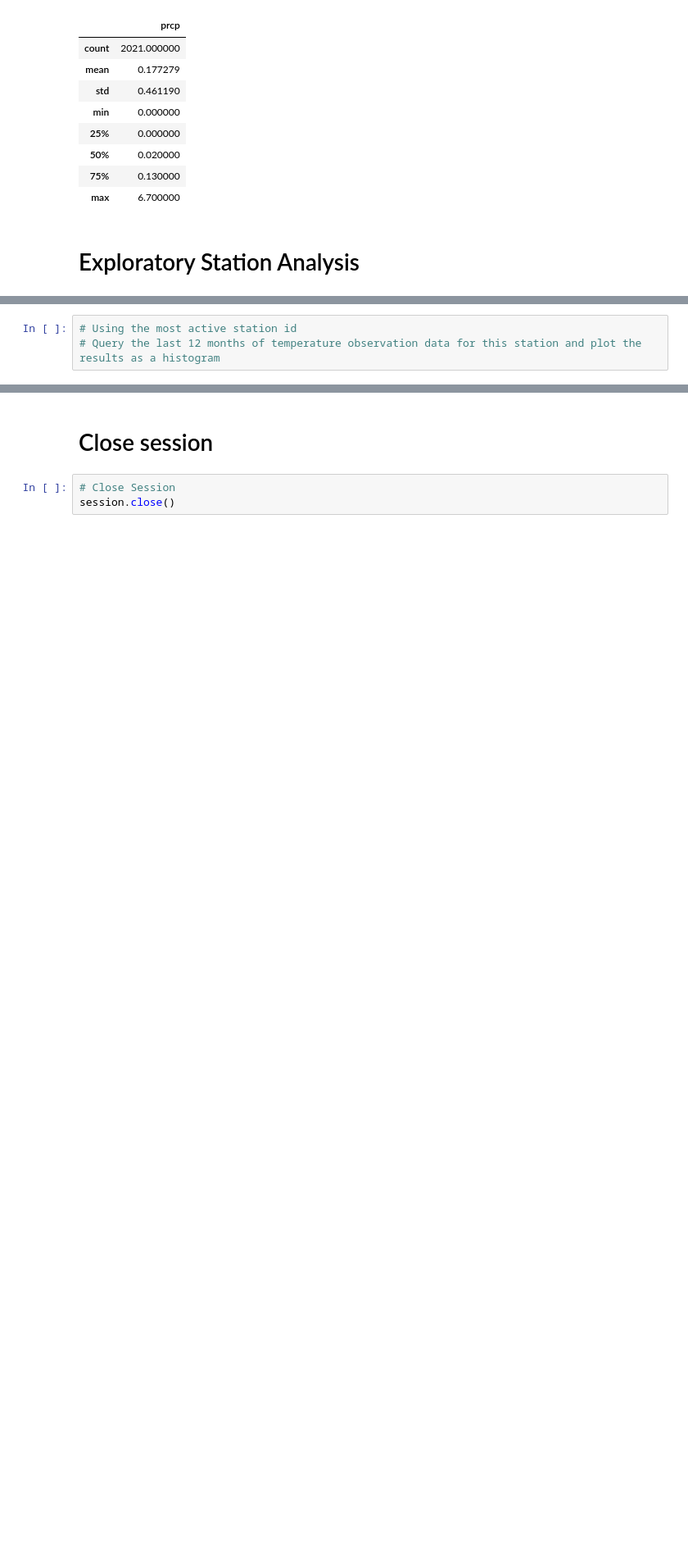
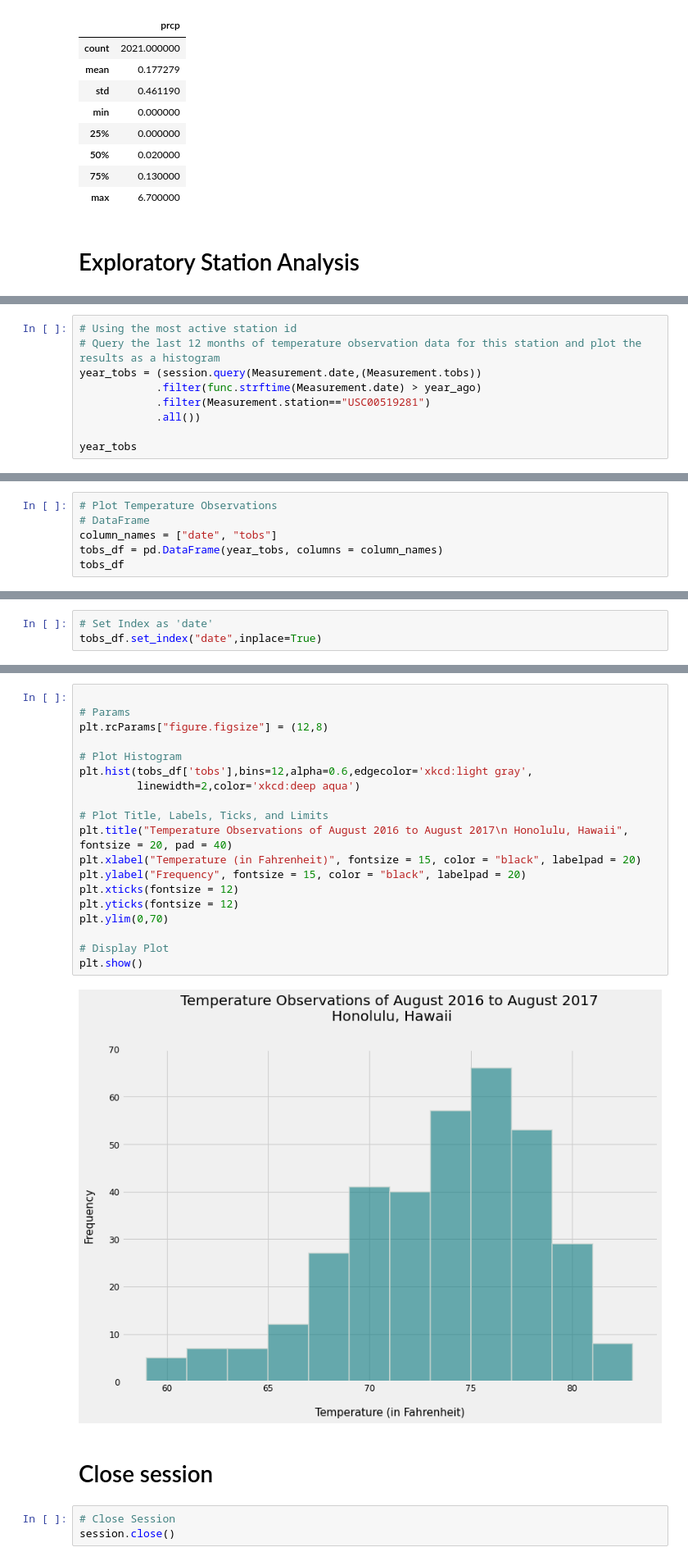
Before and after one commit to cc-christin/sqlalchemy-challenge, a Jupyter notebook: climate_starter.ipynb, the cells around one changed output, grey strips where cells are left out. Shown at 82% size. Saved outputs shown, nothing was run; the diff lists cells and outputs as text; blank space fills up the shorter version.

```diff
--- a/climate_starter.ipynb
+++ b/climate_starter.ipynb
@@ -280,3 +321,9 @@ year_prcp_stats_df.describe()
 # %%
 # Using the most active station id
 # Query the last 12 months of temperature observation data for this station and plot the results as a histogram
+year_tobs = (session.query(Measurement.date,(Measurement.tobs))
+            .filter(func.strftime(Measurement.date) > year_ago)
+            .filter(Measurement.station=="USC00519281")
+            .all())
+
+year_tobs
@@ -282,0 +348,6 @@ year_prcp_stats_df.describe()
+# %%
+# Plot Temperature Observations
+# DataFrame
+column_names = ["date", "tobs"]
+tobs_df = pd.DataFrame(year_tobs, columns = column_names)
+tobs_df
@@ -282,0 +368,3 @@ year_prcp_stats_df.describe()
+# %%
+# Set Index as 'date'
+tobs_df.set_index("date",inplace=True)
@@ -283,3 +388,24 @@ year_prcp_stats_df.describe()
+# %%
+
+# Params
+plt.rcParams["figure.figsize"] = (12,8)
+
+# Plot Histogram
+plt.hist(tobs_df['tobs'],bins=12,alpha=0.6,edgecolor='xkcd:light gray',
+         linewidth=2,color='xkcd:deep aqua')
+
+# Plot Title, Labels, Ticks, and Limits
+plt.title("Temperature Observations of August 2016 to August 2017\n Honolulu, Hawaii", fontsize = 20, pad = 40)
+plt.xlabel("Temperature (in Fahrenheit)", fontsize = 15, color = "black", labelpad = 20)
+plt.ylabel("Frequency", fontsize = 15, color = "black", labelpad = 20)
+plt.xticks(fontsize = 12)
+plt.yticks(fontsize = 12)
+plt.ylim(0,70)
+
+# Display Plot
+plt.show()
+# %% [output]
+[figure, added]
 # %% [markdown]
 # Close session
 # %%
```
Also changed, not shown: parts of 7 cells of this notebook.
